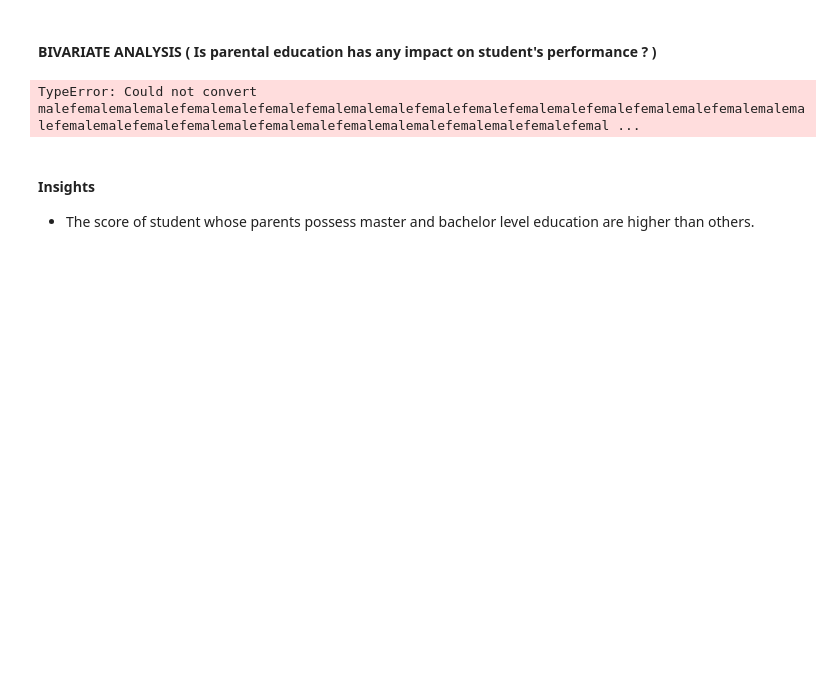
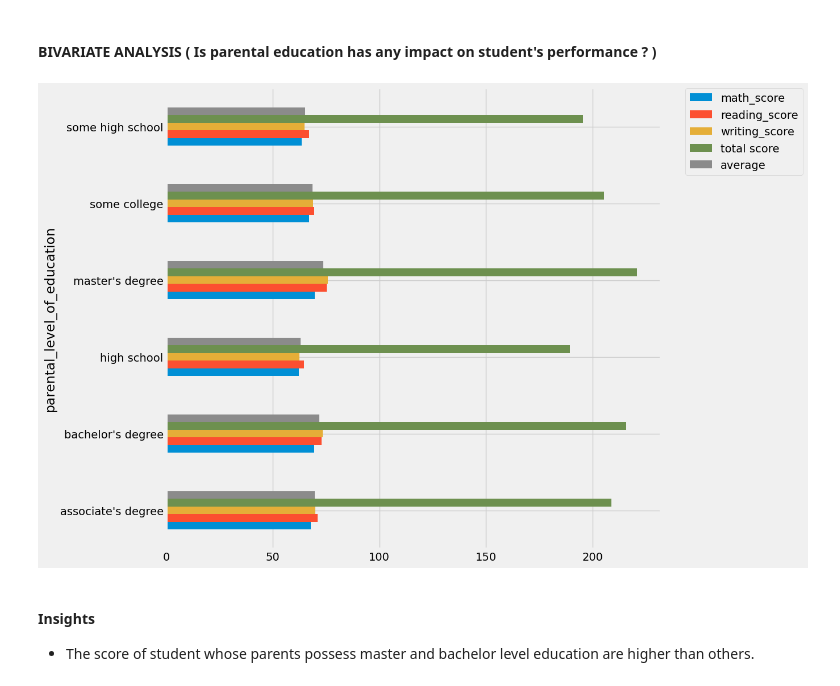
Before and after one commit to AravindRavindranatha/mlproject, a Jupyter notebook: notebook/1 . EDA STUDENT PERFORMANCE .ipynb, the cells around one changed output. Drawn from its saved outputs; the diff is of its cells as text; code cells hidden in the pictures; blank space fills up the shorter version.

```diff
--- a/notebook/1 . EDA STUDENT PERFORMANCE .ipynb
+++ b/notebook/1 . EDA STUDENT PERFORMANCE .ipynb
@@ -531,11 +531,11 @@ plt.show()
 # %% [markdown]
 #### BIVARIATE ANALYSIS ( Is parental education has any impact on student's performance ? )
 # %%
-df.groupby('parental_level_of_education').agg('mean').plot(kind='barh',figsize=(10,10))
+df.groupby('parental_level_of_education')[['math_score', 'reading_score', 'writing_score', 'total score', 'average']].agg('mean').plot(kind='barh',figsize=(10,10))
 plt.legend(bbox_to_anchor=(1.05, 1), loc=2, borderaxespad=0.)
 plt.show()
 # %% [output]
-TypeError: Could not convert malefemalemalemalefemalemalefemalefemalemalemalefemalefemalefemalemalefemalefemalemalefemalemalemalefemalemalefemalefemalemalefemalemalefemalemalemalefemalemalefemalefemal ...
+[figure, added]
 # %% [markdown]
 #### Insights
 - The score of student whose parents possess master and bachelor level education are higher than others.
```
Also changed, not shown: parts of 5 cells of this notebook.
